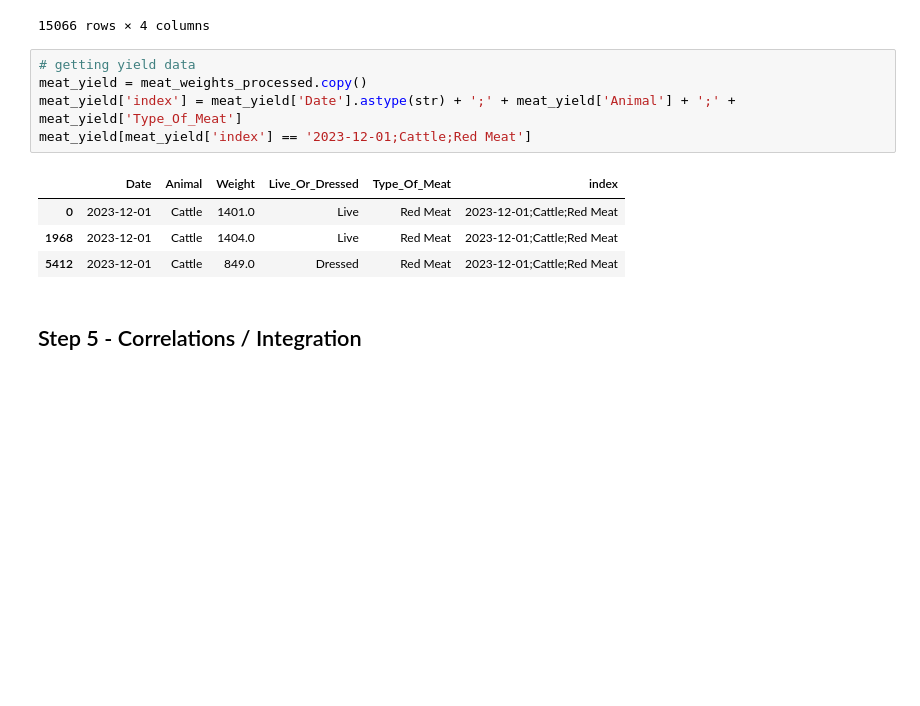
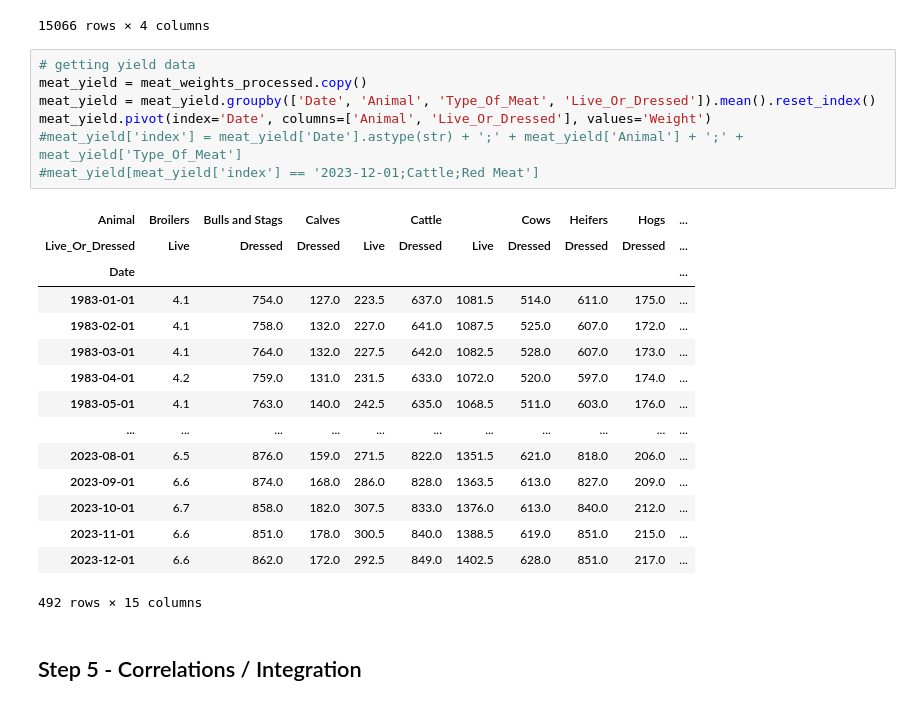
Before and after one commit to TonyZhang2004/Citadel-Summer-Datathon, a Jupyter notebook: EDA/EDA_meats.ipynb, the cells around one changed output. Cells and saved outputs as stored; diff of their text form; blank space fills up the shorter version.

```diff
--- a/EDA/EDA_meats.ipynb
+++ b/EDA/EDA_meats.ipynb
@@ -261,13 +261,26 @@ meat_counts_processed
 # %%
 # getting yield data
 meat_yield = meat_weights_processed.copy()
-meat_yield['index'] = meat_yield['Date'].astype(str) + ';' + meat_yield['Animal'] + ';' + meat_yield['Type_Of_Meat']
-meat_yield[meat_yield['index'] == '2023-12-01;Cattle;Red Meat']
+meat_yield = meat_yield.groupby(['Date', 'Animal', 'Type_Of_Meat', 'Live_Or_Dressed']).mean().reset_index()
+meat_yield.pivot(index='Date', columns=['Animal', 'Live_Or_Dressed'], values='Weight')
+#meat_yield['index'] = meat_yield['Date'].astype(str) + ';' + meat_yield['Animal'] + ';' + meat_yield['Type_Of_Meat']
+#meat_yield[meat_yield['index'] == '2023-12-01;Cattle;Red Meat']
 # %% [output]
-|  | Date | Animal | Weight | Live_Or_Dressed | Type_Of_Meat | index |
-| 0 | 2023-12-01 | Cattle | 1401.0 | Live | Red Meat | 2023-12-01;Cattle;Red Meat |
-| 1968 | 2023-12-01 | Cattle | 1404.0 | Live | Red Meat | 2023-12-01;Cattle;Red Meat |
-| 5412 | 2023-12-01 | Cattle | 849.0 | Dressed | Red Meat | 2023-12-01;Cattle;Red Meat |
+| Animal | Broilers | Bulls and Stags | Calves |  | Cattle |  | Cows | Heifers | Hogs | ... |
+| Live_Or_Dressed | Live | Dressed | Dressed | Live | Dressed | Live | Dressed | Dressed | Dressed | ... |
+| Date |  |  |  |  |  |  |  |  |  | ... |
+| 1983-01-01 | 4.1 | 754.0 | 127.0 | 223.5 | 637.0 | 1081.5 | 514.0 | 611.0 | 175.0 | ... |
+| 1983-02-01 | 4.1 | 758.0 | 132.0 | 227.0 | 641.0 | 1087.5 | 525.0 | 607.0 | 172.0 | ... |
+| 1983-03-01 | 4.1 | 764.0 | 132.0 | 227.5 | 642.0 | 1082.5 | 528.0 | 607.0 | 173.0 | ... |
+| 1983-04-01 | 4.2 | 759.0 | 131.0 | 231.5 | 633.0 | 1072.0 | 520.0 | 597.0 | 174.0 | ... |
+| 1983-05-01 | 4.1 | 763.0 | 140.0 | 242.5 | 635.0 | 1068.5 | 511.0 | 603.0 | 176.0 | ... |
+| ... | ... | ... | ... | ... | ... | ... | ... | ... | ... | ... |
+| 2023-08-01 | 6.5 | 876.0 | 159.0 | 271.5 | 822.0 | 1351.5 | 621.0 | 818.0 | 206.0 | ... |
+| 2023-09-01 | 6.6 | 874.0 | 168.0 | 286.0 | 828.0 | 1363.5 | 613.0 | 827.0 | 209.0 | ... |
+| 2023-10-01 | 6.7 | 858.0 | 182.0 | 307.5 | 833.0 | 1376.0 | 613.0 | 840.0 | 212.0 | ... |
+| 2023-11-01 | 6.6 | 851.0 | 178.0 | 300.5 | 840.0 | 1388.5 | 619.0 | 851.0 | 215.0 | ... |
+| 2023-12-01 | 6.6 | 862.0 | 172.0 | 292.5 | 849.0 | 1402.5 | 628.0 | 851.0 | 217.0 | ... |
+492 rows × 15 columns
 # %% [markdown]
 ## Step 5 - Correlations / Integration
 # %%
```
Also changed, not shown: 3 other files.
